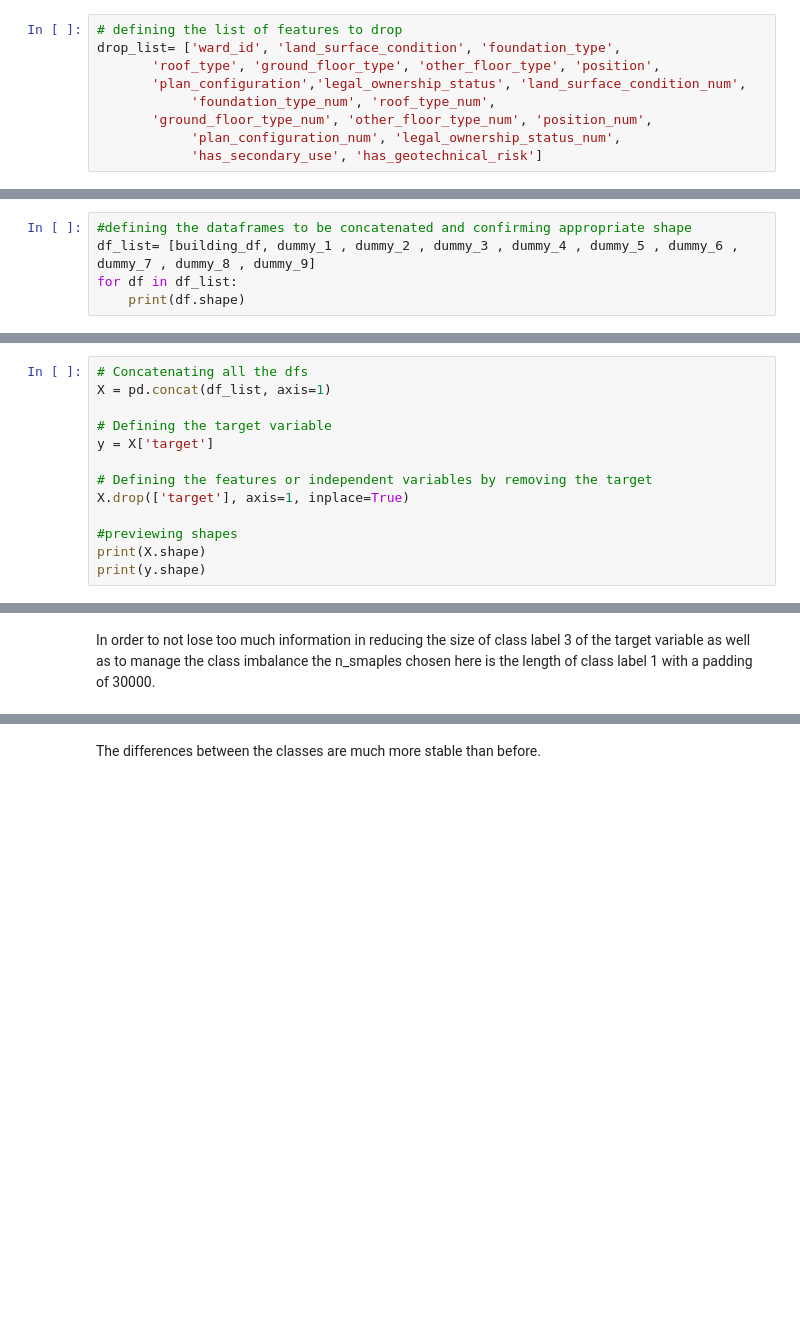
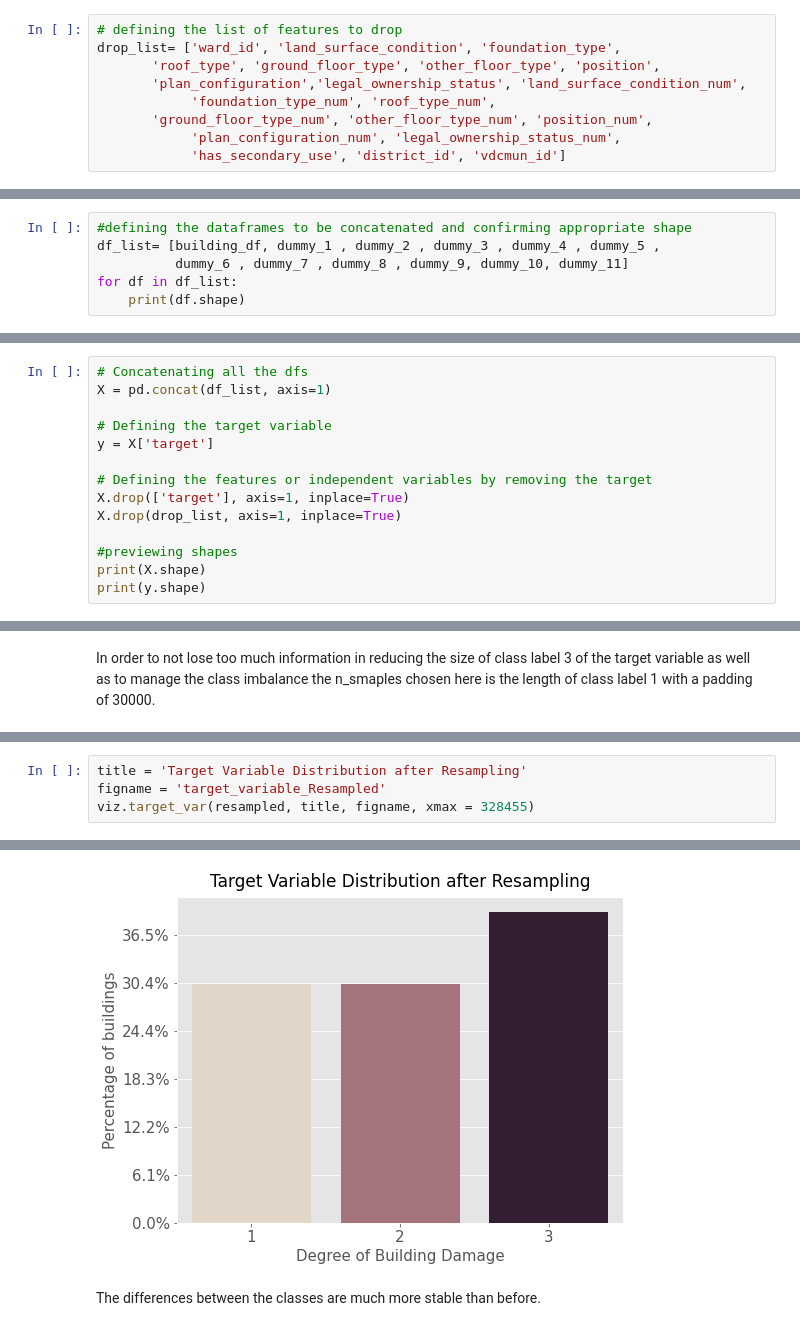
Before and after one commit to Yeshi341/structural_damage_from_earthquake, a Jupyter notebook: predicting_building_damage.ipynb, the cells around one changed output, grey strips where cells are left out. Drawn from its saved outputs; the diff is of its cells as text; blank space fills up the shorter version.

```diff
--- a/predicting_building_damage.ipynb
+++ b/predicting_building_damage.ipynb
@@ -505,4 +507,4 @@ drop_list= ['ward_id', 'land_surface_condition', 'foundation_type',
             'foundation_type_num', 'roof_type_num',
        'ground_floor_type_num', 'other_floor_type_num', 'position_num',
             'plan_configuration_num', 'legal_ownership_status_num',
-            'has_secondary_use', 'has_geotechnical_risk']
+            'has_secondary_use', 'district_id', 'vdcmun_id']
@@ -512,5 +511,6 @@ building_df.drop(columns= drop_list, inplace=True)
 # %%
 #defining the dataframes to be concatenated and confirming appropriate shape
-df_list= [building_df, dummy_1 , dummy_2 , dummy_3 , dummy_4 , dummy_5 , dummy_6 , dummy_7 , dummy_8 , dummy_9]
+df_list= [building_df, dummy_1 , dummy_2 , dummy_3 , dummy_4 , dummy_5 ,
+          dummy_6 , dummy_7 , dummy_8 , dummy_9, dummy_10, dummy_11]
 for df in df_list:
     print(df.shape)
@@ -523,6 +536,7 @@ y = X['target']
 
 # Defining the features or independent variables by removing the target
 X.drop(['target'], axis=1, inplace=True)
+X.drop(drop_list, axis=1, inplace=True)
 
 #previewing shapes
 print(X.shape)
@@ -581,0 +631,5 @@ viz.target_var_resample(resampled)
+# %%
+title = 'Target Variable Distribution after Resampling'
+figname = 'target_variable_Resampled'
+viz.target_var(resampled, title, figname, xmax = 328455)
+# %% [output]
@@ -582,3 +641,4 @@ viz.target_var_resample(resampled)
+[figure, added]
 # %% [markdown]
 The differences between the classes are much more stable than before.
 # %%
```
Also changed, not shown: parts of 29 cells of this notebook, 8 other files.
